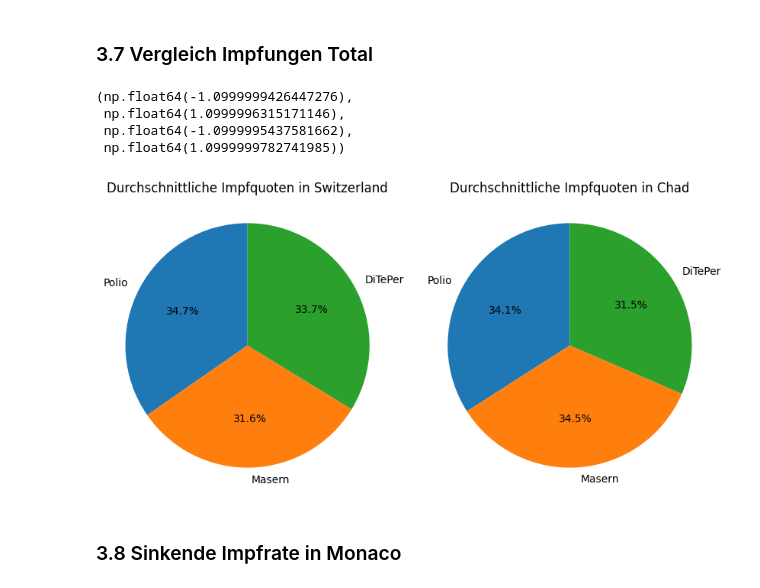
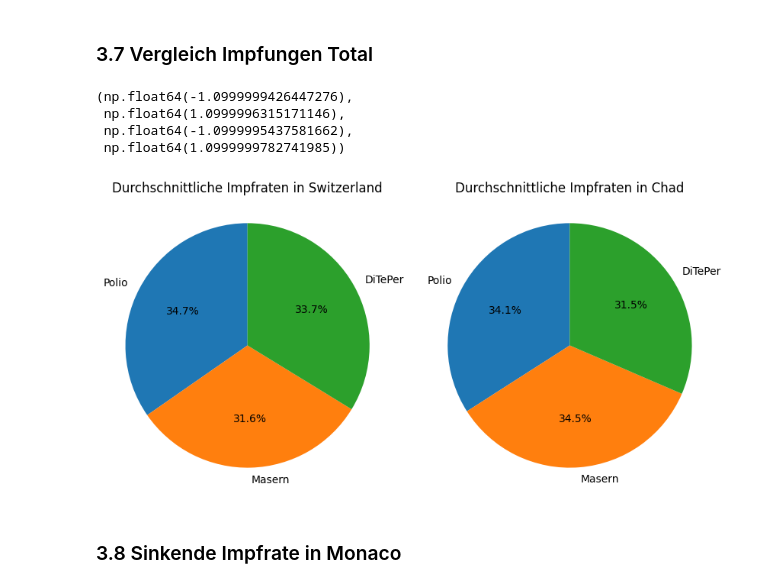
Before and after one commit to gandlea/LN-2-HS2025, a Jupyter notebook: Leistungsnachweis.ipynb, the cells around one changed output. Saved outputs shown, nothing was run; the diff lists cells and outputs as text; code cells hidden in the pictures.

```diff
--- a/Leistungsnachweis.ipynb
+++ b/Leistungsnachweis.ipynb
@@ -619,36 +613,36 @@ def get_means_for_country(country):
     )
 
 werte1 = get_means_for_country(country_schweiz)
 werte2 = get_means_for_country(country_chad)
 
 # Zwei Subplots nebeneinander
 fig, axes = plt.subplots(1, 2, figsize=(10, 5))
 
 # Land 1
 axes[0].pie(
     werte1,
     labels=werte1.index,
     autopct="%1.1f%%",
     startangle=90
 )
-axes[0].set_title(f"Durchschnittliche Impfquoten in {country_schweiz}")
+axes[0].set_title(f"Durchschnittliche Impfraten in {country_schweiz}")
 axes[0].axis("equal")  # runder Kreis
 
 # Land 2
 axes[1].pie(
     werte2,
     labels=werte2.index,
     autopct="%1.1f%%",
     startangle=90
 )
-axes[1].set_title(f"Durchschnittliche Impfquoten in {country_chad}")
+axes[1].set_title(f"Durchschnittliche Impfraten in {country_chad}")
 axes[1].axis("equal")  # runder Kreis
 # %% [output]
 (np.float64(-1.0999999426447276),
  np.float64(1.0999996315171146),
  np.float64(-1.0999995437581662),
  np.float64(1.0999999782741985))
-[figure, old version]
+[figure, new version]
 # %% [markdown]
 ### 3.8 Sinkende Impfrate in Monaco
 # %%
```
Also changed, not shown: parts of 3 cells of this notebook.
